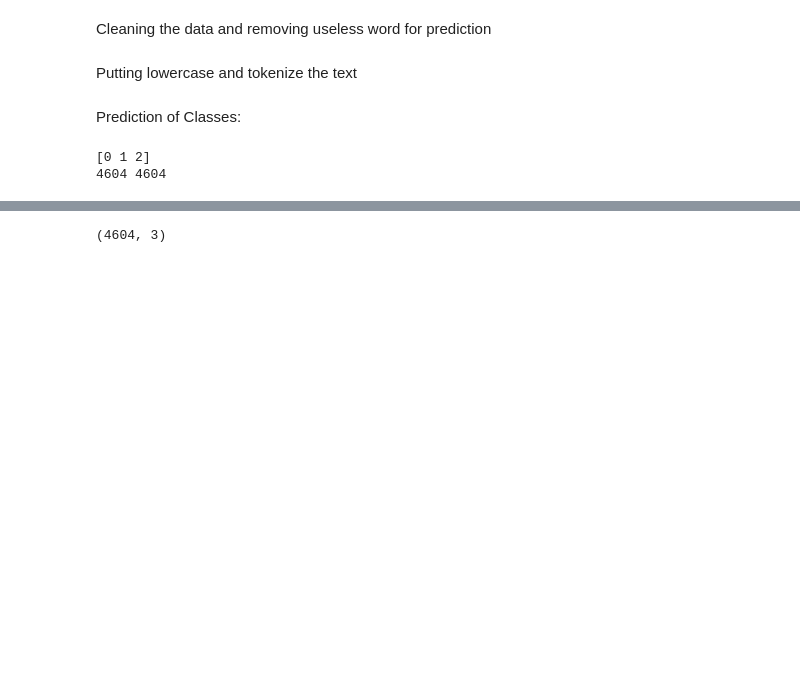
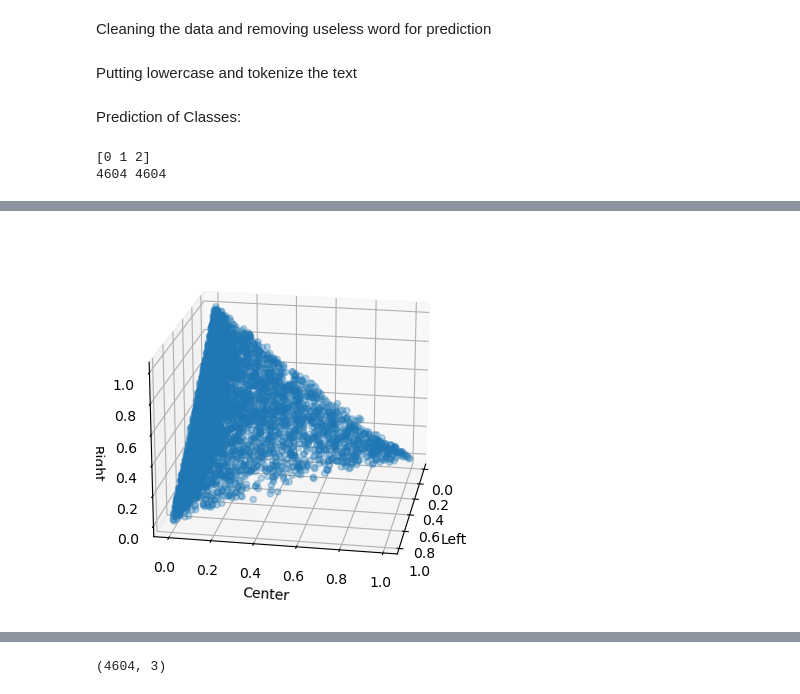
Before and after one commit to epfl-ada/ada-2023-project-miaoumiaou, a Jupyter notebook: NLP english train.ipynb, the cells around one changed output, grey strips where cells are left out. Saved outputs shown, nothing was run; the diff lists cells and outputs as text; code cells hidden in the pictures; blank space fills up the shorter version.

```diff
--- a/NLP english train.ipynb
+++ b/NLP english train.ipynb
@@ -270,3 +277,5 @@ project_data["Bias"]=prediction
 # %% [output]
 [0 1 2]
 4604 4604
+# %%
+class_probabilities=svc_1.predict_proba(project_vector)
@@ -273,3 +290,54 @@ project_data["Bias"]=prediction
+# %%
+import matplotlib.pyplot as plt
+from mpl_toolkits.mplot3d import Axes3D
+import numpy as np
+import ipywidgets as widgets
+from IPython.display import display
+
+
+# Probability depend on class
+x = class_probabilities[:,0]
+y = class_probabilities[:,1]
+z = class_probabilities[:,2]
+
+# Create a 3D plot
+fig = plt.figure()
+ax = fig.add_subplot(111, projection='3d')
+ax.view_init(azim=10, elev=20)
+
+# Plot the data points as a 3D scatter plot
+ax.scatter(x, y, z, alpha=0.3)
+
+# Set labels for the axes
+ax.set_xlabel('Left')
+ax.set_ylabel('Center')
+ax.set_zlabel('Right')
+
+""" Ne marche pas pour l'instant
+# Function to update the 3D plot based on angles
+def update_plot(azimuth_angle, elevation_angle):
+    ax.view_init(azim=azimuth_angle, elev=elevation_angle)
+    fig.canvas.draw()
+
+# Create interactive sliders for azimuth and elevation angles
+azimuth_slider = widgets.FloatSlider(value=30, min=0, max=360, step=1, description='Azimuth:')
+elevation_slider = widgets.FloatSlider(value=20, min=0, max=90, step=1, description='Elevation:')
+
+# Create a callback function to update the plot when sliders change
+def sliders_changed(change):
+    update_plot(azimuth_slider.value, elevation_slider.value)
+
+# Link sliders to the callback function
+azimuth_slider.observe(sliders_changed, 'value')
+elevation_slider.observe(sliders_changed, 'value')
+
+# Display the sliders and the 3D plot
+display(azimuth_slider)
+display(elevation_slider)
+"""
+plt.show()
+# %% [output]
+[figure, added]
 # %%
 project_data["title"][project_data["Bias"]==2]
 # %% [output]
```
Also changed, not shown: parts of 11 cells of this notebook, 2 other files.
